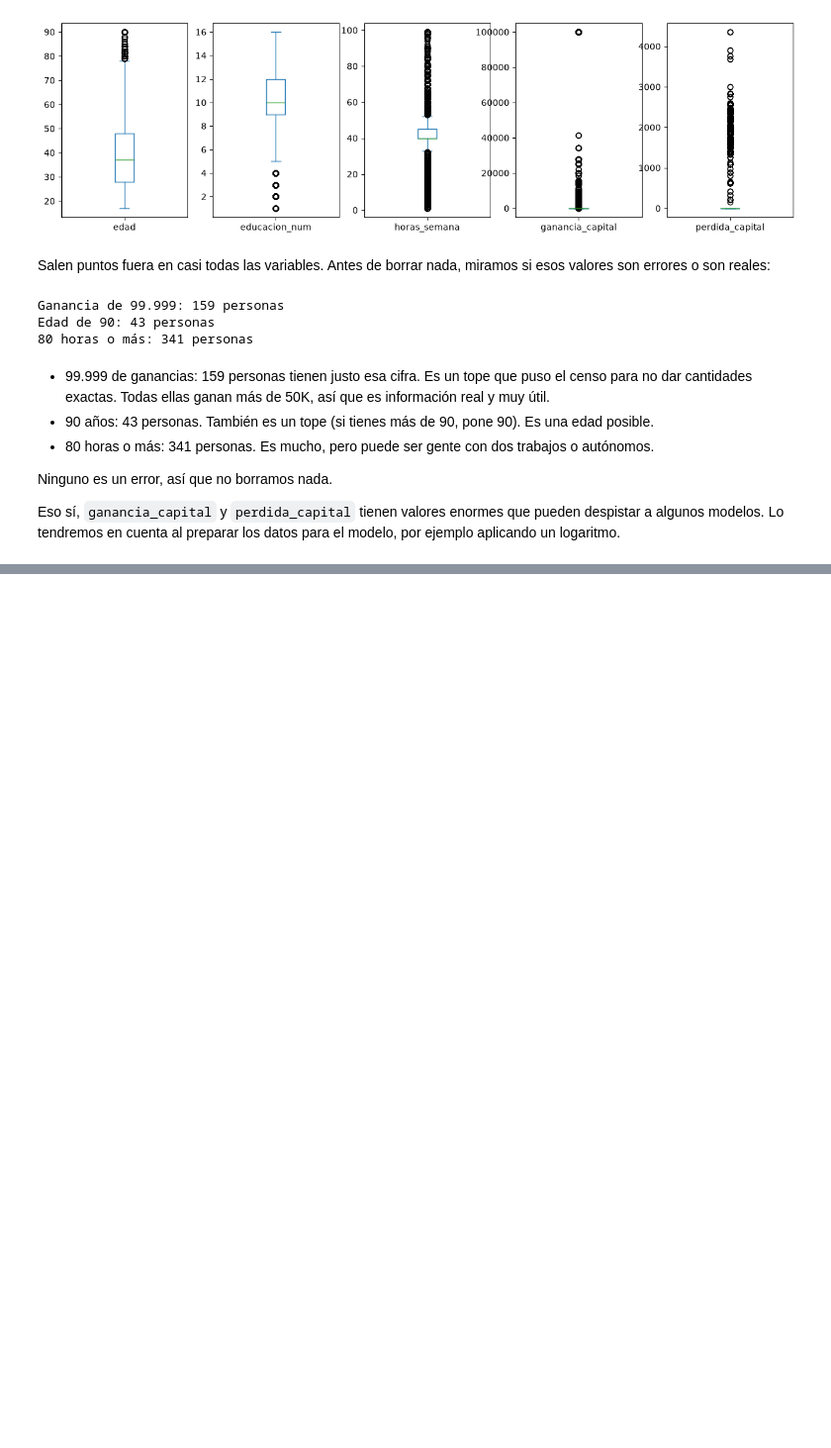
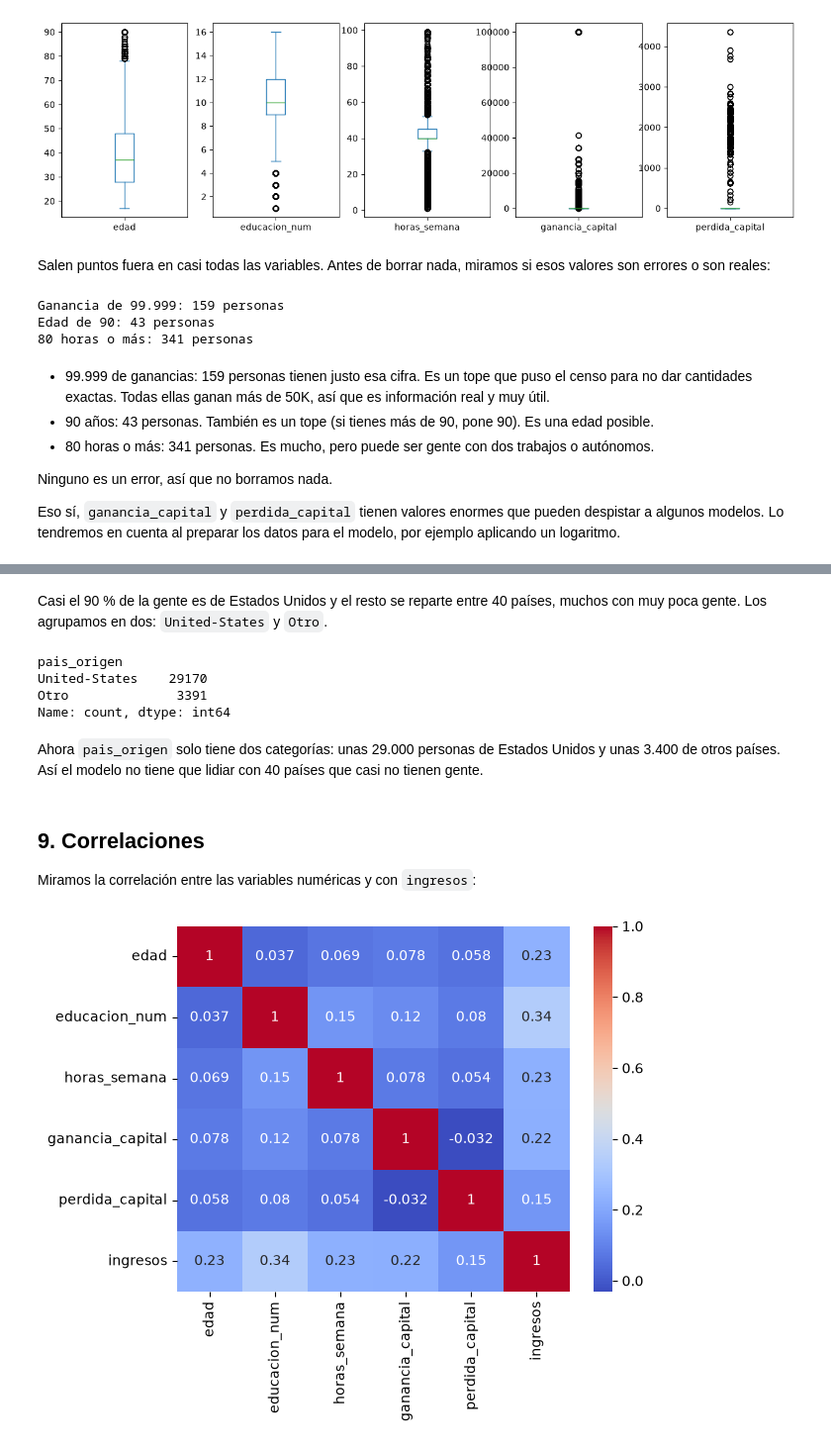
Before and after one commit to cesarmata1/Practica_Grupal_Aprendizaje_Automatico, a Jupyter notebook: notebooks/00_EDA_adult.ipynb, the cells around one changed output, grey strips where cells are left out. Shown at 99% size. Drawn from its saved outputs; the diff is of its cells as text; code cells hidden in the pictures; blank space fills up the shorter version.

Commit message:
Analizar variables categóricas y agrupar países

```diff
--- a/notebooks/00_EDA_adult.ipynb
+++ b/notebooks/00_EDA_adult.ipynb
@@ -366,0 +403,20 @@ Eso sí, `ganancia_capital` y `perdida_capital` tienen valores enormes que puede
+# %% [markdown]
+Casi el 90 % de la gente es de Estados Unidos y el resto se reparte entre 40 países, muchos con muy poca gente. Los agrupamos en dos: `United-States` y `Otro`.
+# %%
+df.loc[df['pais_origen'] != 'United-States', 'pais_origen'] = 'Otro'
+df['pais_origen'].value_counts()
+# %% [output]
+pais_origen
+United-States    29170
+Otro              3391
+Name: count, dtype: int64
+# %% [markdown]
+Ahora `pais_origen` solo tiene dos categorías: unas 29.000 personas de Estados Unidos y unas 3.400 de otros países. Así el modelo no tiene que lidiar con 40 países que casi no tienen gente.
+# %% [markdown]
+## 9. Correlaciones
+Miramos la correlación entre las variables numéricas y con `ingresos`:
+# %%
+sns.heatmap(df[numericas + ['ingresos']].corr(), annot=True, cmap='coolwarm')
+plt.show()
+# %% [output]
+[figure, added]
```
Also changed, not shown: parts of 9 cells of this notebook.
